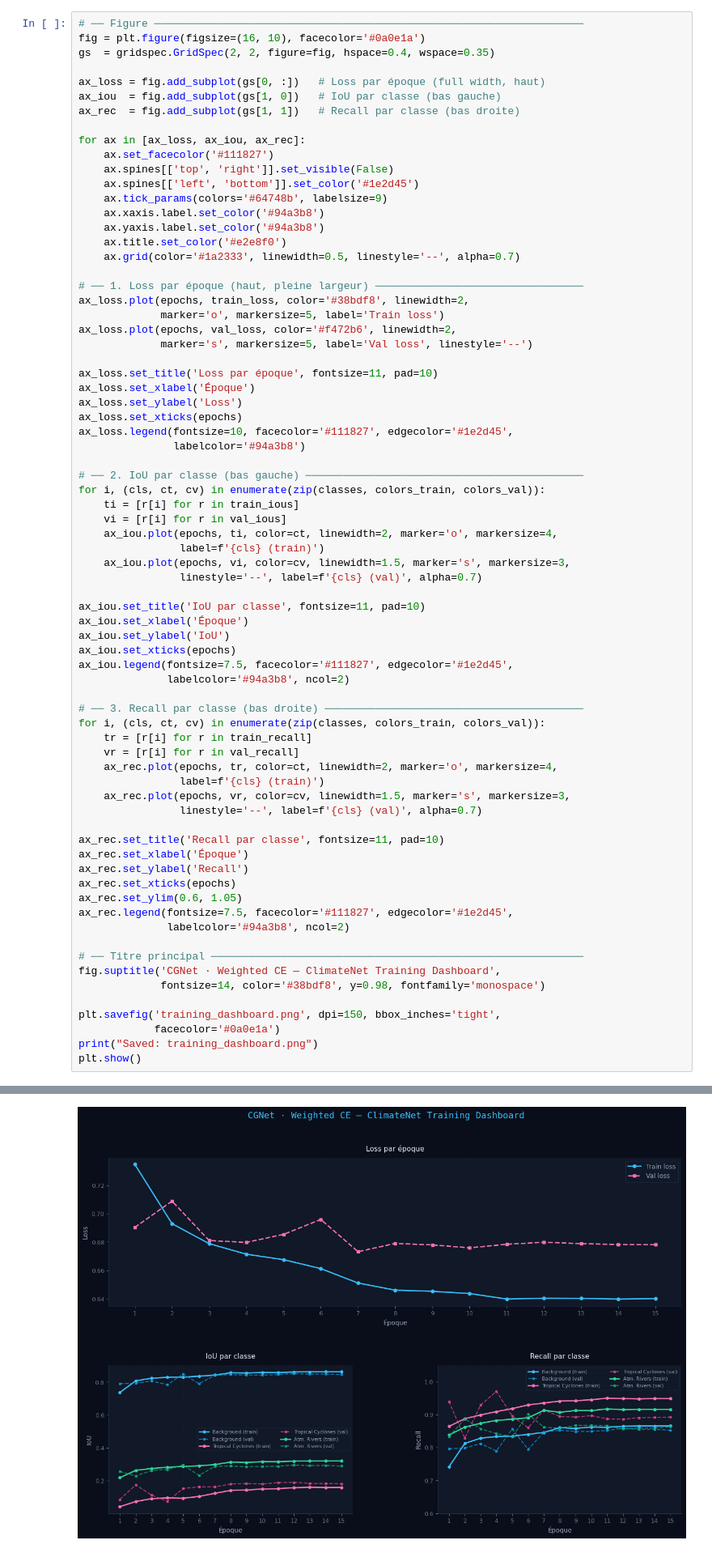
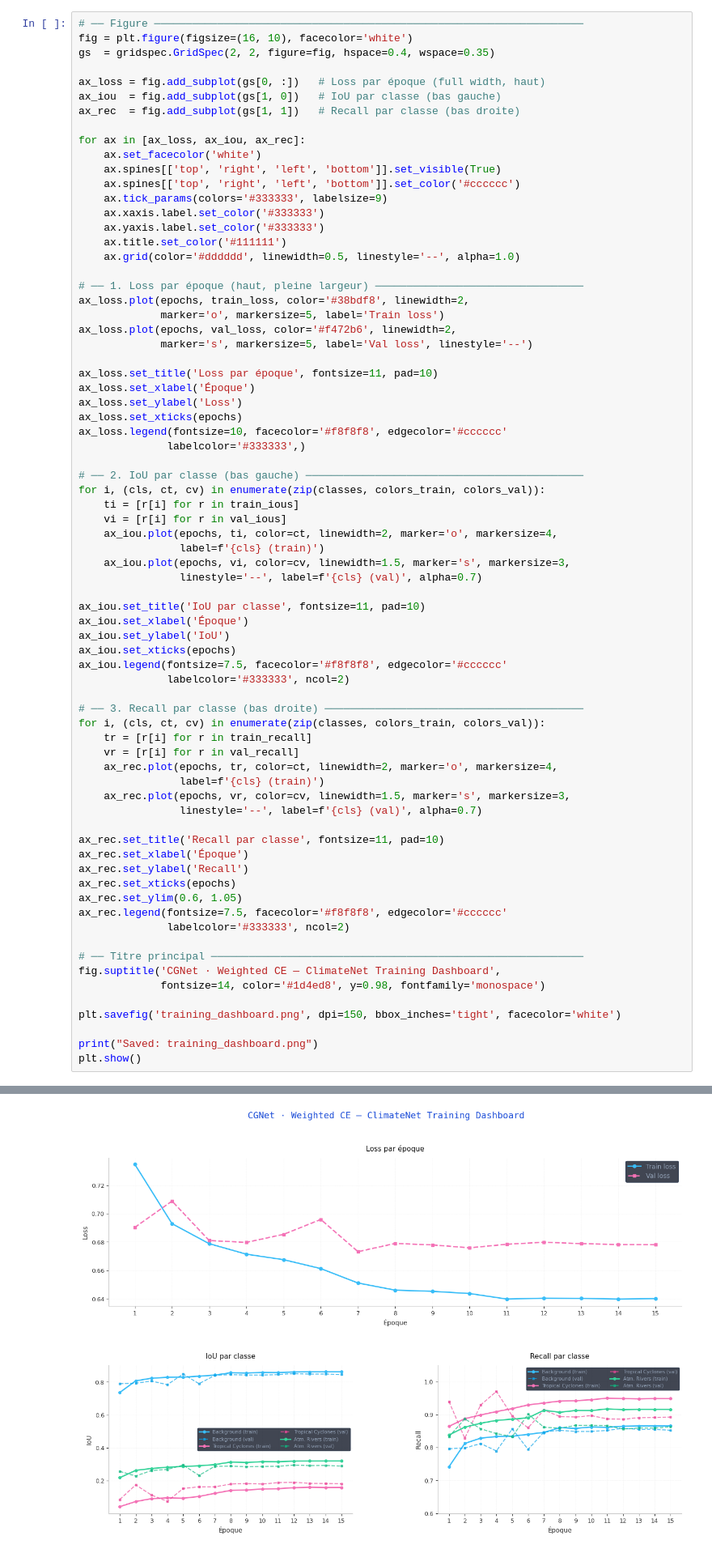
Before and after one commit to DarkZant/IFT6759-Project, a Jupyter notebook: baselines/weighted_CE/viz.ipynb, the cells around one changed output, grey strips where cells are left out. Shown at 81% size. Drawn from its saved outputs; the diff is of its cells as text.

```diff
--- a/baselines/weighted_CE/viz.ipynb
+++ b/baselines/weighted_CE/viz.ipynb
@@ -26,7 +26,7 @@ colors_train = ['#38bdf8', '#f472b6', '#34d399']
 colors_val   = ['#0ea5e9', '#ec4899', '#10b981']
 # %%
 # ── Figure ────────────────────────────────────────────────────────────────────
-fig = plt.figure(figsize=(16, 10), facecolor='#0a0e1a')
+fig = plt.figure(figsize=(16, 10), facecolor='white')
 gs  = gridspec.GridSpec(2, 2, figure=fig, hspace=0.4, wspace=0.35)
 
 ax_loss = fig.add_subplot(gs[0, :])   # Loss par époque (full width, haut)
@@ -34,14 +34,14 @@ ax_iou  = fig.add_subplot(gs[1, 0])   # IoU par classe (bas gauche)
 ax_rec  = fig.add_subplot(gs[1, 1])   # Recall par classe (bas droite)
 
 for ax in [ax_loss, ax_iou, ax_rec]:
-    ax.set_facecolor('#111827')
-    ax.spines[['top', 'right']].set_visible(False)
-    ax.spines[['left', 'bottom']].set_color('#1e2d45')
-    ax.tick_params(colors='#64748b', labelsize=9)
-    ax.xaxis.label.set_color('#94a3b8')
-    ax.yaxis.label.set_color('#94a3b8')
-    ax.title.set_color('#e2e8f0')
-    ax.grid(color='#1a2333', linewidth=0.5, linestyle='--', alpha=0.7)
+    ax.set_facecolor('white')
+    ax.spines[['top', 'right', 'left', 'bottom']].set_visible(True)
+    ax.spines[['top', 'right', 'left', 'bottom']].set_color('#cccccc')
+    ax.tick_params(colors='#333333', labelsize=9)
+    ax.xaxis.label.set_color('#333333')
+    ax.yaxis.label.set_color('#333333')
+    ax.title.set_color('#111111')
+    ax.grid(color='#dddddd', linewidth=0.5, linestyle='--', alpha=1.0)
 
 # ── 1. Loss par époque (haut, pleine largeur) ─────────────────────────────────
 ax_loss.plot(epochs, train_loss, color='#38bdf8', linewidth=2,
@@ -53,8 +53,8 @@ ax_loss.set_title('Loss par époque', fontsize=11, pad=10)
 ax_loss.set_xlabel('Époque')
 ax_loss.set_ylabel('Loss')
 ax_loss.set_xticks(epochs)
-ax_loss.legend(fontsize=10, facecolor='#111827', edgecolor='#1e2d45',
-               labelcolor='#94a3b8')
+ax_loss.legend(fontsize=10, facecolor='#f8f8f8', edgecolor='#cccccc'
+              labelcolor='#333333',)
 
 # ── 2. IoU par classe (bas gauche) ────────────────────────────────────────────
 for i, (cls, ct, cv) in enumerate(zip(classes, colors_train, colors_val)):
@@ -65,38 +65,38 @@ for i, (cls, ct, cv) in enumerate(zip(classes, colors_train, colors_val)):
     ax_iou.plot(epochs, vi, color=cv, linewidth=1.5, marker='s', markersize=3,
                 linestyle='--', label=f'{cls} (val)', alpha=0.7)
 
 ax_iou.set_title('IoU par classe', fontsize=11, pad=10)
 ax_iou.set_xlabel('Époque')
 ax_iou.set_ylabel('IoU')
 ax_iou.set_xticks(epochs)
-ax_iou.legend(fontsize=7.5, facecolor='#111827', edgecolor='#1e2d45',
-              labelcolor='#94a3b8', ncol=2)
+ax_iou.legend(fontsize=7.5, facecolor='#f8f8f8', edgecolor='#cccccc'
+              labelcolor='#333333', ncol=2)
 
 # ── 3. Recall par classe (bas droite) ─────────────────────────────────────────
 for i, (cls, ct, cv) in enumerate(zip(classes, colors_train, colors_val)):
     tr = [r[i] for r in train_recall]
     vr = [r[i] for r in val_recall]
     ax_rec.plot(epochs, tr, color=ct, linewidth=2, marker='o', markersize=4,
                 label=f'{cls} (train)')
     ax_rec.plot(epochs, vr, color=cv, linewidth=1.5, marker='s', markersize=3,
                 linestyle='--', label=f'{cls} (val)', alpha=0.7)
 
 ax_rec.set_title('Recall par classe', fontsize=11, pad=10)
 ax_rec.set_xlabel('Époque')
 ax_rec.set_ylabel('Recall')
 ax_rec.set_xticks(epochs)
 ax_rec.set_ylim(0.6, 1.05)
-ax_rec.legend(fontsize=7.5, facecolor='#111827', edgecolor='#1e2d45',
-              labelcolor='#94a3b8', ncol=2)
+ax_rec.legend(fontsize=7.5, facecolor='#f8f8f8', edgecolor='#cccccc'
+              labelcolor='#333333', ncol=2)
 
 # ── Titre principal ───────────────────────────────────────────────────────────
 fig.suptitle('CGNet · Weighted CE — ClimateNet Training Dashboard',
-             fontsize=14, color='#38bdf8', y=0.98, fontfamily='monospace')
+             fontsize=14, color='#1d4ed8', y=0.98, fontfamily='monospace')
 
-plt.savefig('training_dashboard.png', dpi=150, bbox_inches='tight',
-            facecolor='#0a0e1a')
+plt.savefig('training_dashboard.png', dpi=150, bbox_inches='tight', facecolor='white')
+
 print("Saved: training_dashboard.png")
 plt.show()
 # %% [output]
 Saved: training_dashboard.png
-[figure, old version]
+[figure, new version]
```
Also changed, not shown: 1 other file.
